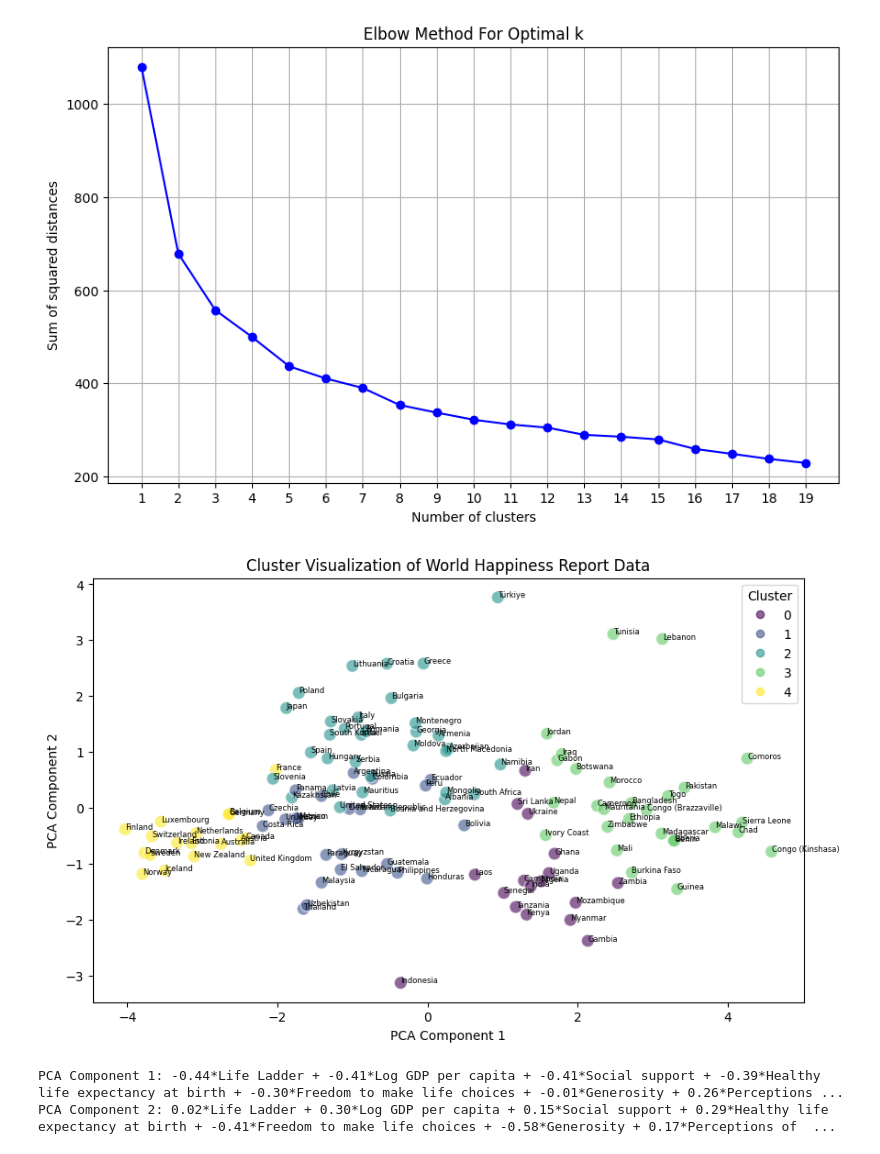
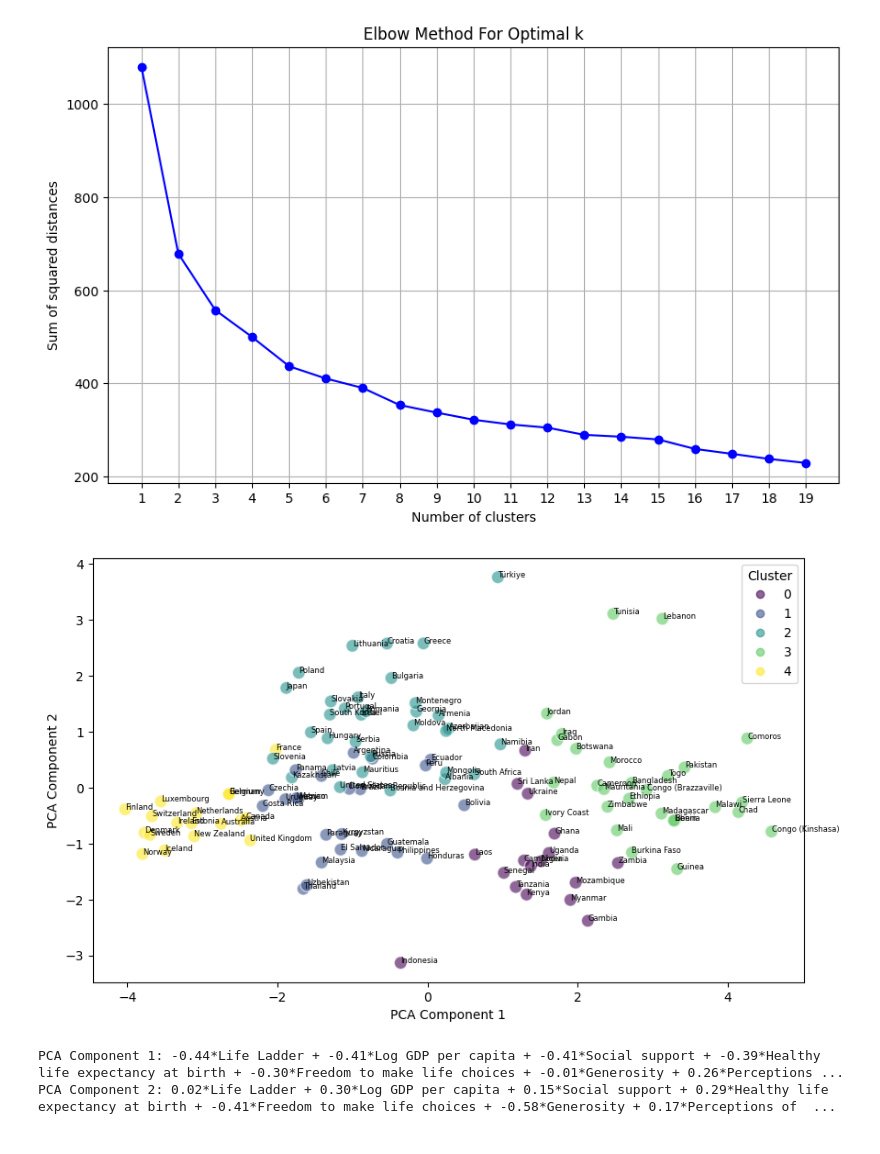
Before and after one commit to cwmitz/world-happiness-report, a Jupyter notebook: ml_analysis.ipynb, the cells around one changed output. Cells and saved outputs as stored; diff of their text form; code cells hidden in the pictures.

```diff
--- a/ml_analysis.ipynb
+++ b/ml_analysis.ipynb
@@ -208,30 +208,29 @@ plt.show()
 # %%
 import matplotlib.pyplot as plt
 from sklearn.decomposition import PCA
 
 # Reducing dimensions with PCA
 pca = PCA(n_components=2)
 reduced_data = pca.fit_transform(scaled_data)
 
 # Scatter plot of the PCA result
 plt.figure(figsize=(10, 6))
 scatter = plt.scatter(reduced_data[:, 0], reduced_data[:, 1], c=clusters, cmap='viridis', alpha=0.6, edgecolors='w', s=100)
-plt.title('Cluster Visualization of World Happiness Report Data')
 plt.xlabel('PCA Component 1')
 plt.ylabel('PCA Component 2')
 # Legend
 plt.legend(*scatter.legend_elements(), title='Cluster')
 
 # Labels
 for i, country in enumerate(df.index):
     plt.text(reduced_data[i, 0], reduced_data[i, 1], country, fontsize=6)
 
 plt.show()
 
 # See the equation of each PCA component
 print("PCA Component 1: " + " + ".join([f"{coef:.2f}*{col}" for coef, col in zip(pca.components_[0], df.columns)]))
 print("PCA Component 2: " + " + ".join([f"{coef:.2f}*{col}" for coef, col in zip(pca.components_[1], df.columns)]))
 # %% [output]
-[figure, old version]
+[figure, new version]
 PCA Component 1: -0.44*Life Ladder + -0.41*Log GDP per capita + -0.41*Social support + -0.39*Healthy life expectancy at birth + -0.30*Freedom to make life choices + -0.01*Generosity + 0.26*Perceptions ...
 PCA Component 2: 0.02*Life Ladder + 0.30*Log GDP per capita + 0.15*Social support + 0.29*Healthy life expectancy at birth + -0.41*Freedom to make life choices + -0.58*Generosity + 0.17*Perceptions of  ...
```
Also changed, not shown: parts of 2 cells of this notebook.
